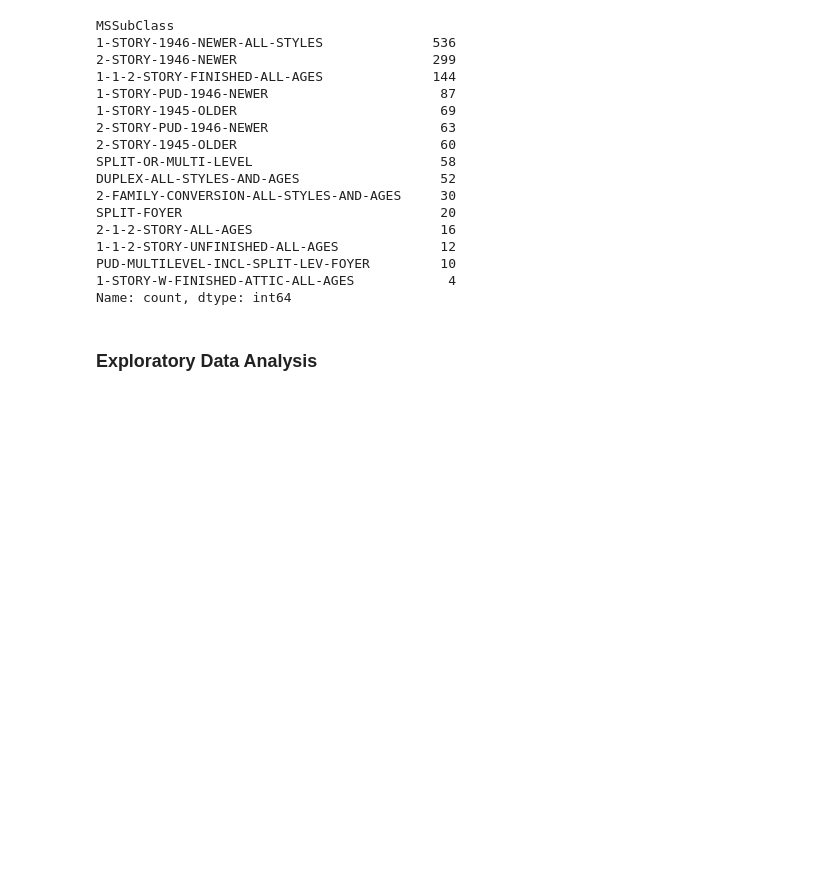
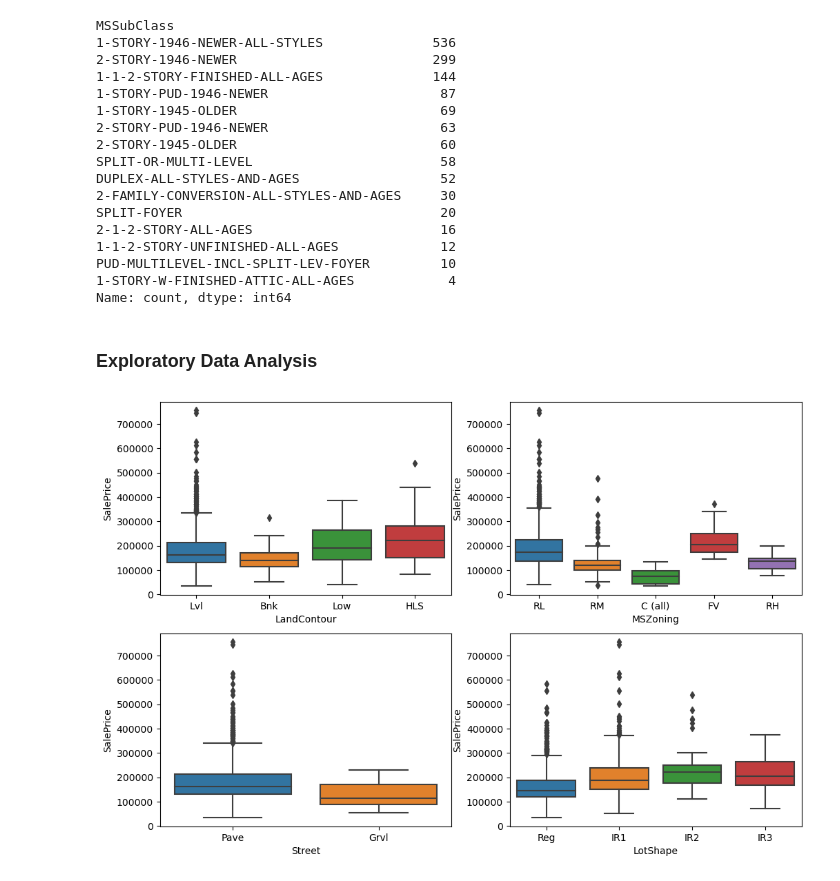
Before and after one commit to alokaa/Practice_Surprise_Housing, a Jupyter notebook: Housing.ipynb, the cells around one changed output. Saved outputs shown, nothing was run; the diff lists cells and outputs as text; code cells hidden in the pictures; blank space fills up the shorter version.

```diff
--- a/Housing.ipynb
+++ b/Housing.ipynb
@@ -146,3 +146,22 @@ PUD-MULTILEVEL-INCL-SPLIT-LEV-FOYER         10
 Name: count, dtype: int64
 # %% [markdown]
 ### Exploratory Data Analysis
+# %%
+#data['MSSubClass'].value_counts()
+
+#sns.boxplot(x='MSSubClass', y='SalePrice', data=data)
+#plt.xticks(rotation=90)
+
+fig, axes = plt.subplots(2, 2, figsize=(12,8))
+
+sns.boxplot(ax=axes[0][0], data=data, x='LandContour', y='SalePrice')
+
+sns.boxplot(ax=axes[0][1], data=data, x='MSZoning', y='SalePrice')
+
+sns.boxplot(ax=axes[1][0], data=data, x='Street', y='SalePrice')
+
+sns.boxplot(ax=axes[1][1], data=data, x='LotShape', y='SalePrice')
+
+plt.show()
+# %% [output]
+[figure, added]
```
Also changed, not shown: parts of 2 cells of this notebook.
